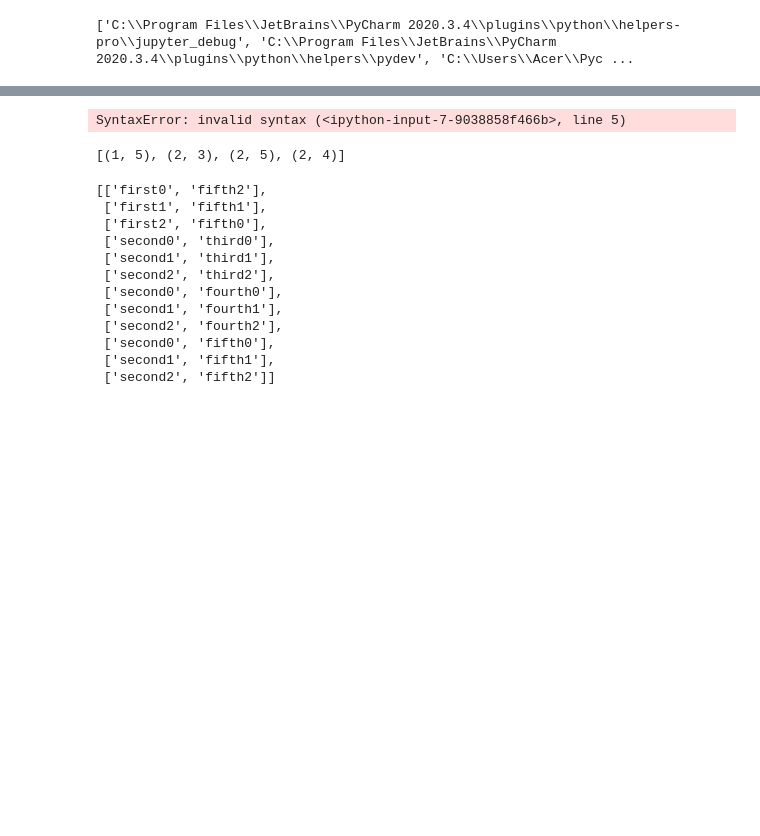
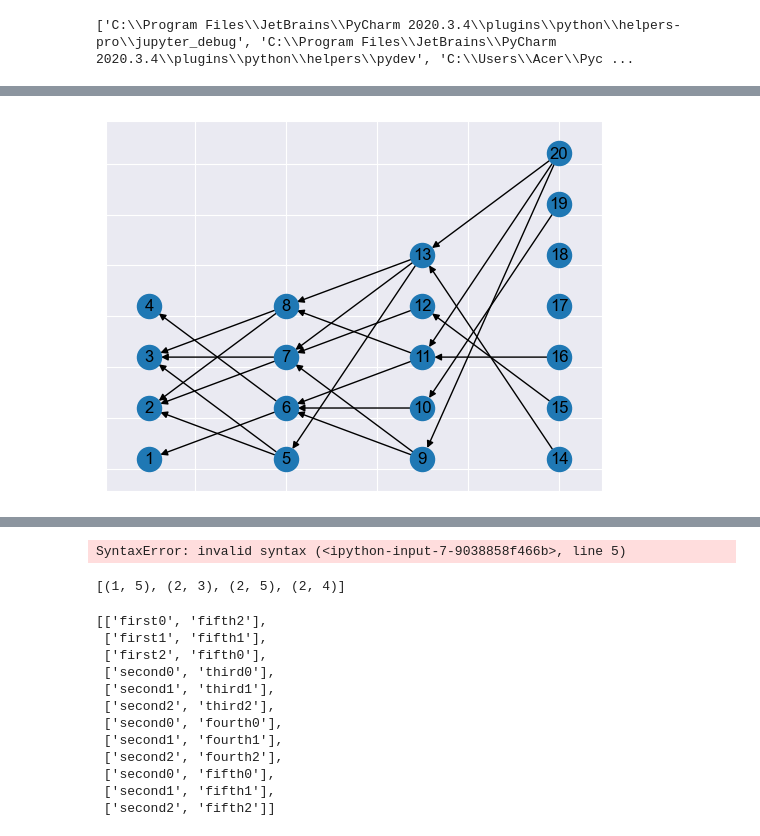
Before and after one commit to dmitry-grigorev/BAMT, a Jupyter notebook: experiments3/Experiments_synth_3.ipynb, the cells around one changed output, grey strips where cells are left out. Cells and saved outputs as stored; diff of their text form; code cells hidden in the pictures; blank space fills up the shorter version.

```diff
--- a/experiments3/Experiments_synth_3.ipynb
+++ b/experiments3/Experiments_synth_3.ipynb
@@ -45,0 +74,4 @@ adj_m=set_signs(bn_graph)
+# %%
+nx.draw_networkx(bn_graph.reverse(), arrows=True, pos=position)
+# %% [output]
+[figure, added]
```
Also changed, not shown: parts of 10 cells of this notebook, 3 other files.
